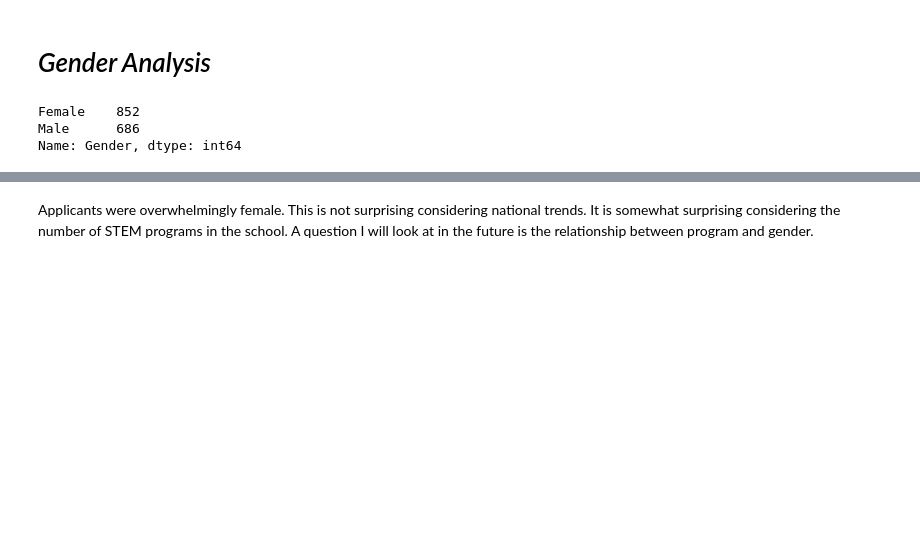
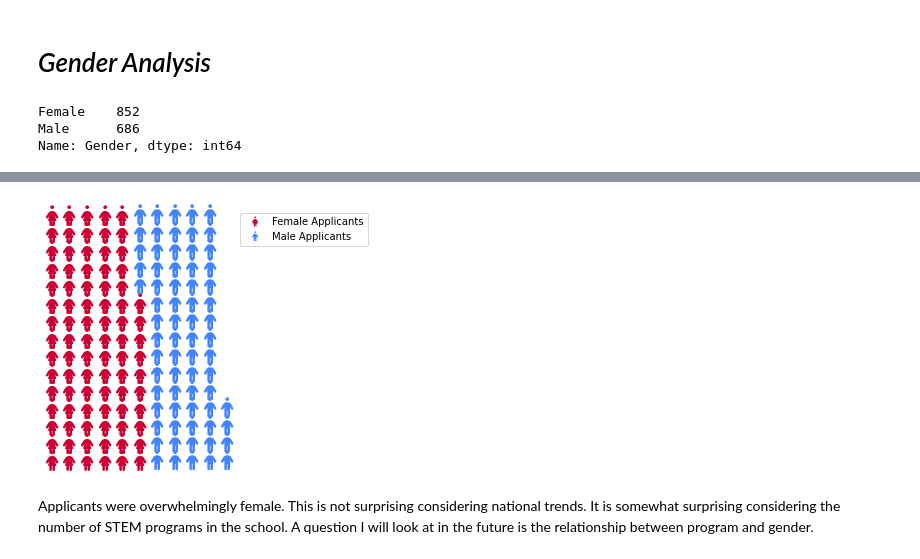
Before and after one commit to theaok/vis-sp23-ewattudo, a Jupyter notebook: ps1.ipynb, the cells around one changed output, grey strips where cells are left out. Drawn from its saved outputs; the diff is of its cells as text; code cells hidden in the pictures; blank space fills up the shorter version.

```diff
--- a/ps1.ipynb
+++ b/ps1.ipynb
@@ -196,3 +200,21 @@ plt.show()
+# %%
+fig = plt.figure(
+    FigureClass=Waffle,
+    rows=15,
+    values=[85.2, 68.6],
+    colors=["#cc0033", "#4384FF"],
+    icons=['person-dress', 'person'],
+    font_size=20,
+    icon_style='solid',
+    icon_legend=True,
+    legend={
+        'labels': ['Female Applicants', 'Male Applicants'],
+        'loc': 'upper left',
+        'bbox_to_anchor': (1, 1)
+    }
+)
+# %% [output]
+[figure, added]
 # %% [markdown]
 Applicants were overwhelmingly female. This is not surprising considering national trends. It is somewhat surprising considering the number of STEM programs in the school. A question I will look at in the future is the relationship between program and gender.
 # %% [markdown]
```
Also changed, not shown: parts of 3 cells of this notebook.
